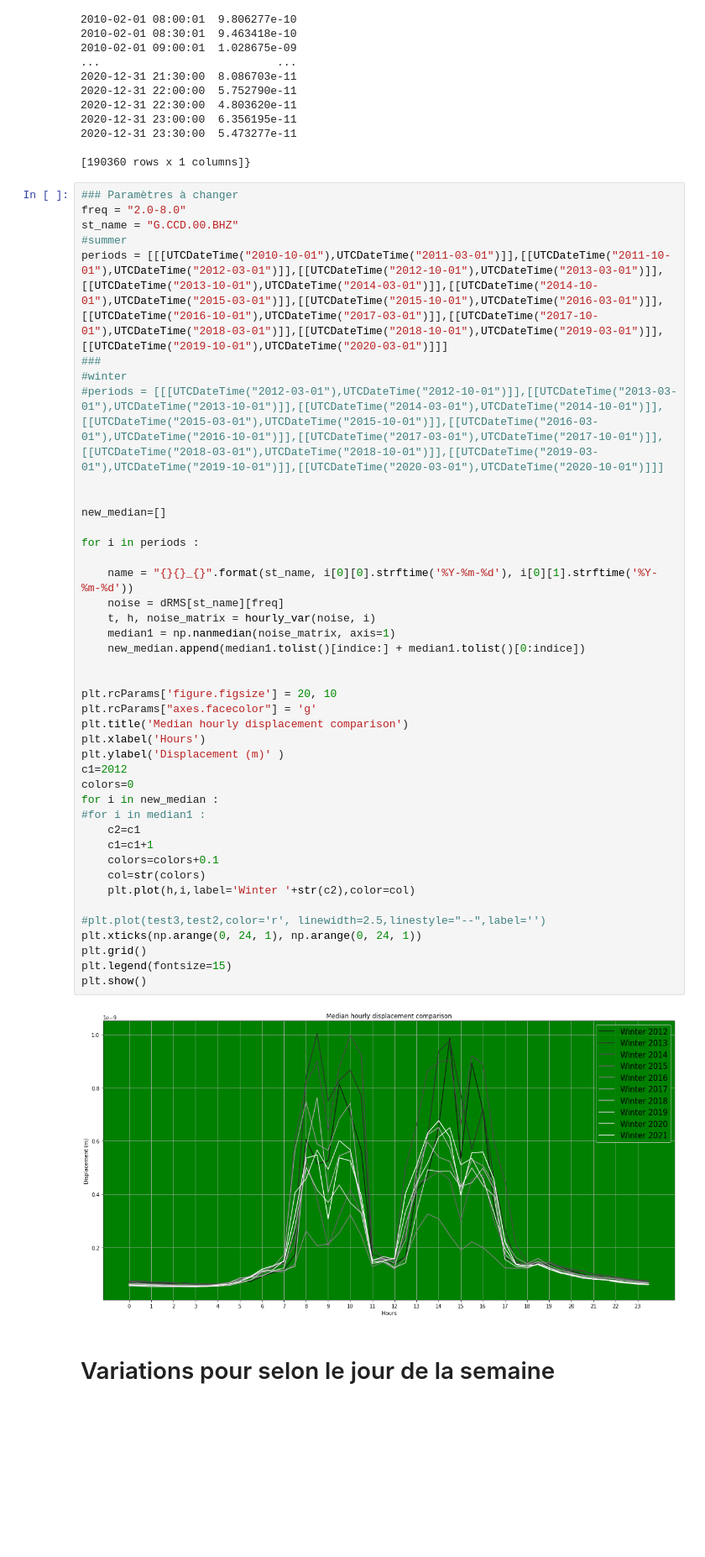
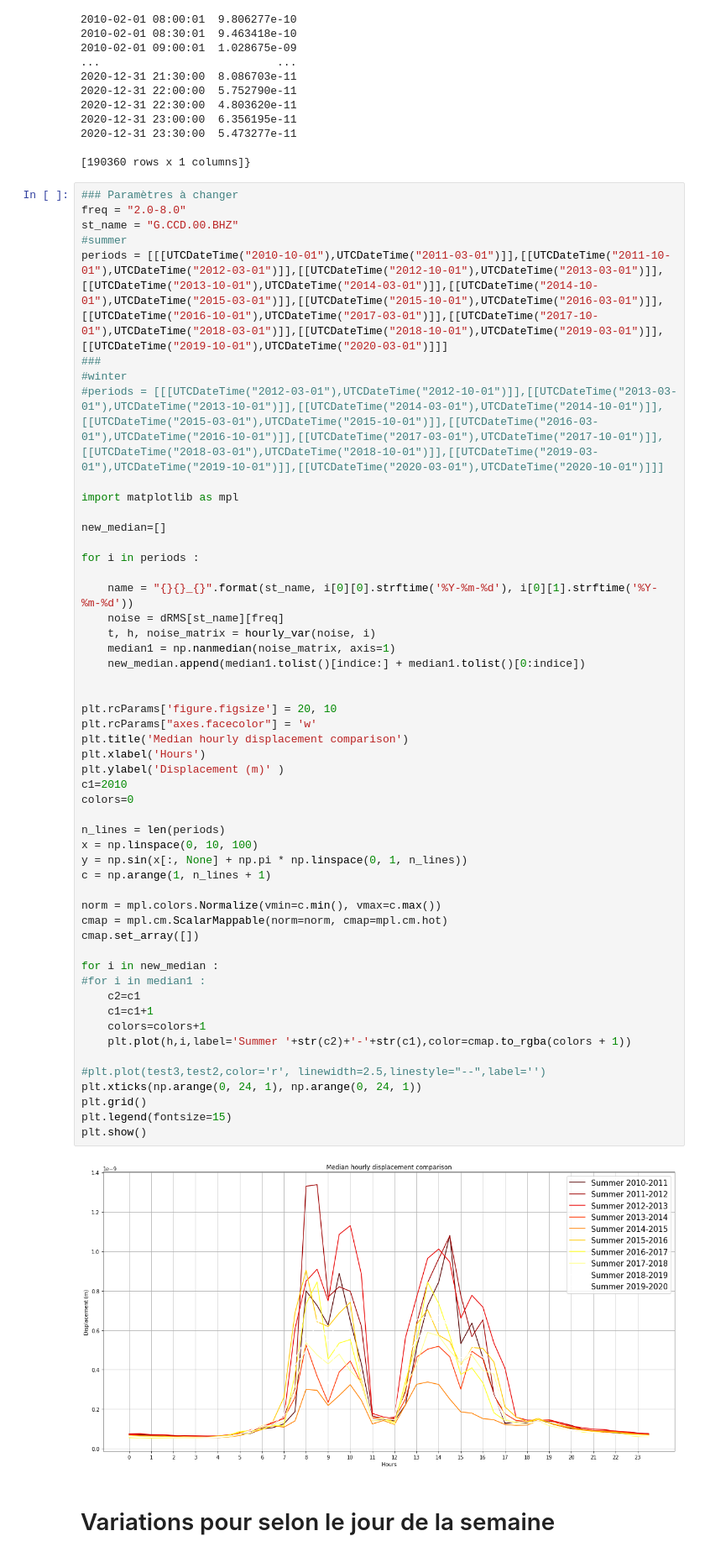
Before and after one commit to FlavienMattern/seismic-noise, a Jupyter notebook: ant_hourly_variations.ipynb, the cells around one changed output. Shown at 84% size. Cells and saved outputs as stored; diff of their text form; blank space fills up the shorter version.

```diff
--- a/ant_hourly_variations.ipynb
+++ b/ant_hourly_variations.ipynb
@@ -209,40 +209,50 @@ periods = [[[UTCDateTime("2010-10-01"),UTCDateTime("2011-03-01")]],[[UTCDateTime
 #winter
 #periods = [[[UTCDateTime("2012-03-01"),UTCDateTime("2012-10-01")]],[[UTCDateTime("2013-03-01"),UTCDateTime("2013-10-01")]],[[UTCDateTime("2014-03-01"),UTCDateTime("2014-10-01")]],[[UTCDateTime("2015-03-01"),UTCDateTime("2015-10-01")]],[[UTCDateTime("2016-03-01"),UTCDateTime("2016-10-01")]],[[UTCDateTime("2017-03-01"),UTCDateTime("2017-10-01")]],[[UTCDateTime("2018-03-01"),UTCDateTime("2018-10-01")]],[[UTCDateTime("2019-03-01"),UTCDateTime("2019-10-01")]],[[UTCDateTime("2020-03-01"),UTCDateTime("2020-10-01")]]]
 
+import matplotlib as mpl
 
 new_median=[]
 
 for i in periods :
 
     name = "{}{}_{}".format(st_name, i[0][0].strftime('%Y-%m-%d'), i[0][1].strftime('%Y-%m-%d'))
     noise = dRMS[st_name][freq]
     t, h, noise_matrix = hourly_var(noise, i)
     median1 = np.nanmedian(noise_matrix, axis=1)
     new_median.append(median1.tolist()[indice:] + median1.tolist()[0:indice])
 
 
 plt.rcParams['figure.figsize'] = 20, 10
-plt.rcParams["axes.facecolor"] = 'g'
+plt.rcParams["axes.facecolor"] = 'w'
 plt.title('Median hourly displacement comparison')
 plt.xlabel('Hours')
 plt.ylabel('Displacement (m)' )
-c1=2012
+c1=2010
 colors=0
+
+n_lines = len(periods)
+x = np.linspace(0, 10, 100)
+y = np.sin(x[:, None] + np.pi * np.linspace(0, 1, n_lines))
+c = np.arange(1, n_lines + 1)
+
+norm = mpl.colors.Normalize(vmin=c.min(), vmax=c.max())
+cmap = mpl.cm.ScalarMappable(norm=norm, cmap=mpl.cm.hot)
+cmap.set_array([])
+
 for i in new_median :
 #for i in median1 :
     c2=c1
     c1=c1+1
-    colors=colors+0.1
-    col=str(colors)
-    plt.plot(h,i,label='Winter '+str(c2),color=col)
+    colors=colors+1
+    plt.plot(h,i,label='Summer '+str(c2)+'-'+str(c1),color=cmap.to_rgba(colors + 1))
 
 #plt.plot(test3,test2,color='r', linewidth=2.5,linestyle="--",label='')
 plt.xticks(np.arange(0, 24, 1), np.arange(0, 24, 1))
 plt.grid()
 plt.legend(fontsize=15)
 plt.show()
 # %% [output]
-[figure, old version]
+[figure, new version]
 # %% [markdown]
 # Variations pour selon le jour de la semaine
 # %%
```
Also changed, not shown: parts of 2 cells of this notebook.
